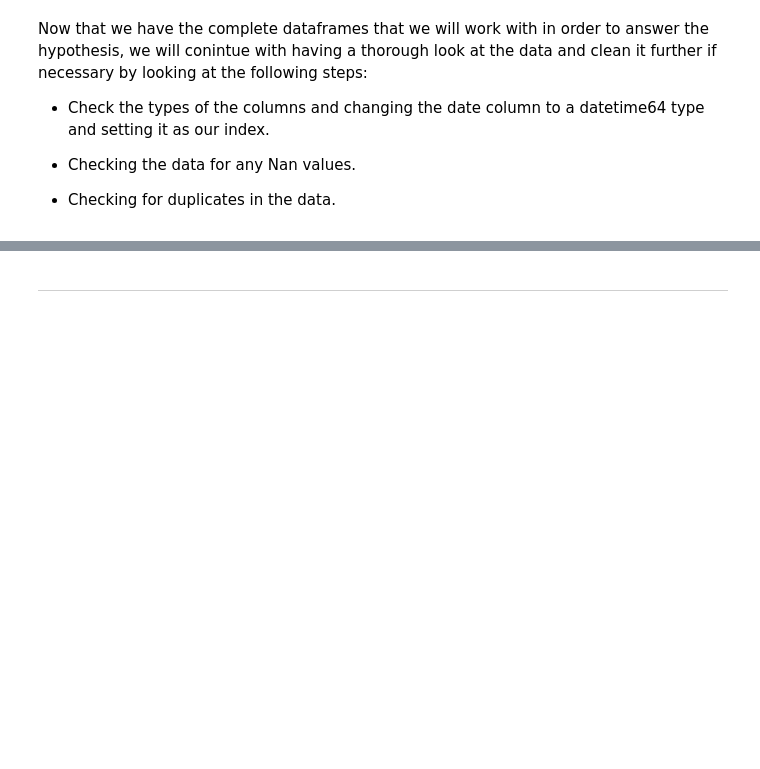
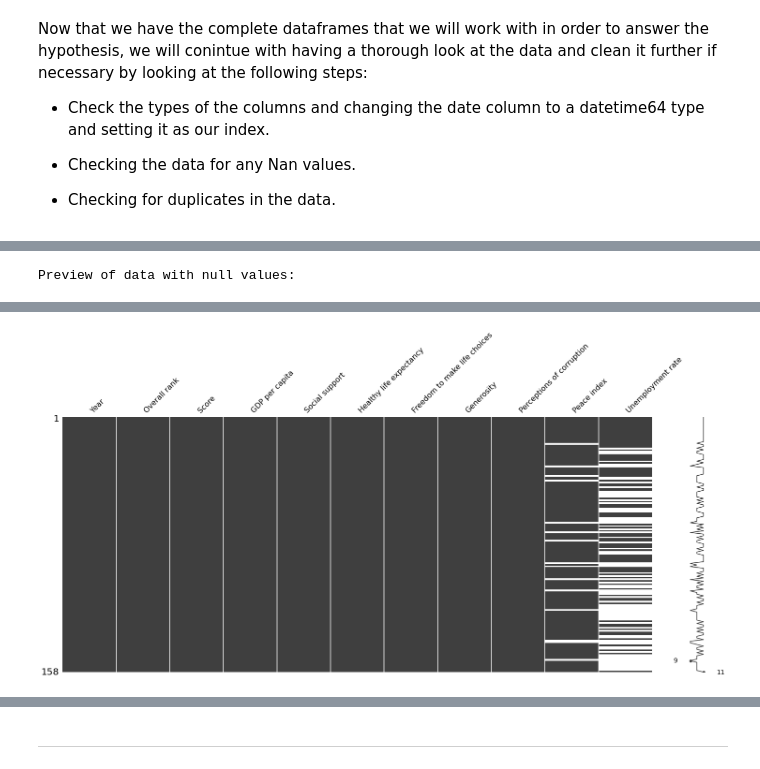
Before and after one commit to RoxannaW/Project_world_happiness, a Jupyter notebook: src/main.ipynb, the cells around one changed output, grey strips where cells are left out. Saved outputs shown, nothing was run; the diff lists cells and outputs as text; code cells hidden in the pictures; blank space fills up the shorter version.

```diff
--- a/src/main.ipynb
+++ b/src/main.ipynb
@@ -363,0 +421,5 @@ Now that we have the complete dataframes that we will work with in order to answ
+# %%
+# Having a look at the NaN values of each dataset.
+none_values(df=complete_data_2015)
+# %% [output]
+Preview of data with null values:
@@ -363,0 +431 @@ Now that we have the complete dataframes that we will work with in order to answ
+[figure, added]
```
Also changed, not shown: parts of 51 cells of this notebook, 2 other files.
